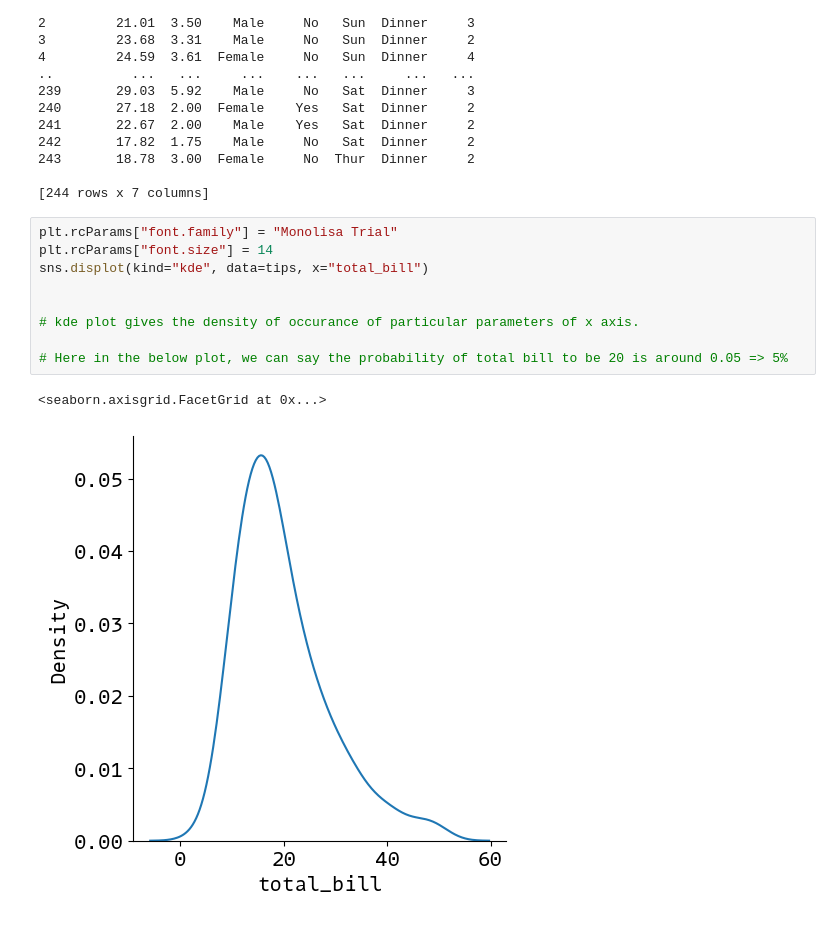
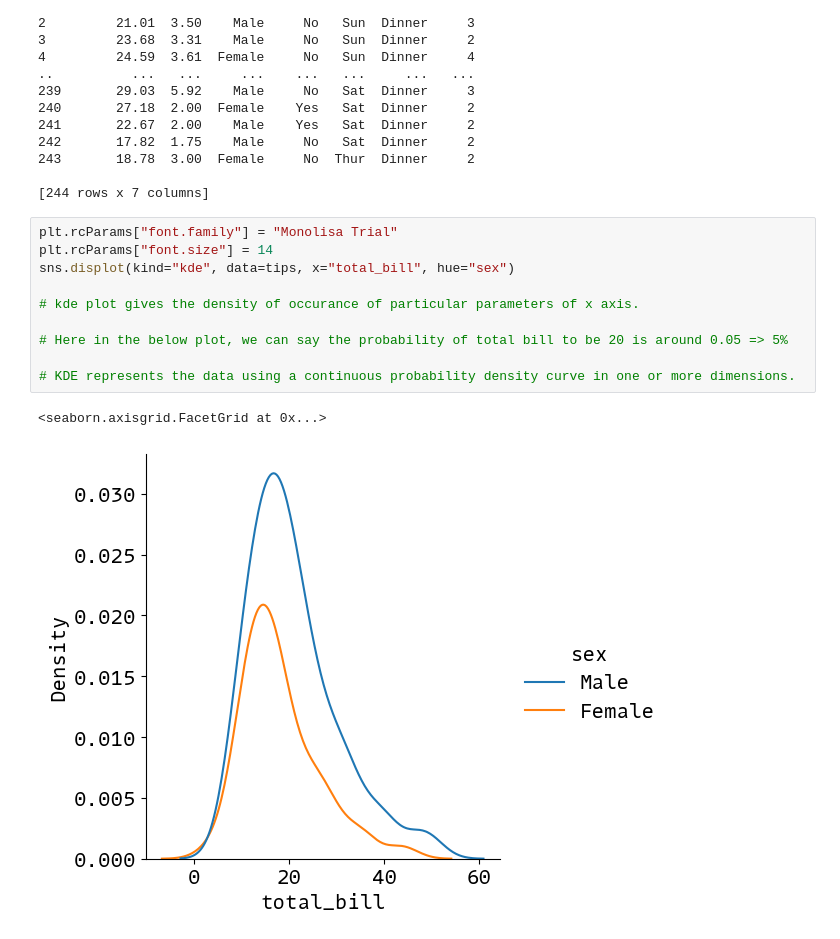
Before and after one commit to karkiayush/seaborn, a Jupyter notebook: distribution_plots/kde_plot/kde_plot.ipynb, the cells around one changed output. Drawn from its saved outputs; the diff is of its cells as text.

Commit message:
kde plot gives the continous representation of data variation using pdf

```diff
--- a/distribution_plots/kde_plot/kde_plot.ipynb
+++ b/distribution_plots/kde_plot/kde_plot.ipynb
@@ -27,12 +27,13 @@ print(tips)
 # %%
 plt.rcParams["font.family"] = "Monolisa Trial"
 plt.rcParams["font.size"] = 14
-sns.displot(kind="kde", data=tips, x="total_bill")
-
+sns.displot(kind="kde", data=tips, x="total_bill", hue="sex")
 
 # kde plot gives the density of occurance of particular parameters of x axis.
 
 # Here in the below plot, we can say the probability of total bill to be 20 is around 0.05 => 5%
+
+# KDE represents the data using a continuous probability density curve in one or more dimensions.
 # %% [output]
 <seaborn.axisgrid.FacetGrid at 0x...>
-[figure, old version]
+[figure, new version]
```
